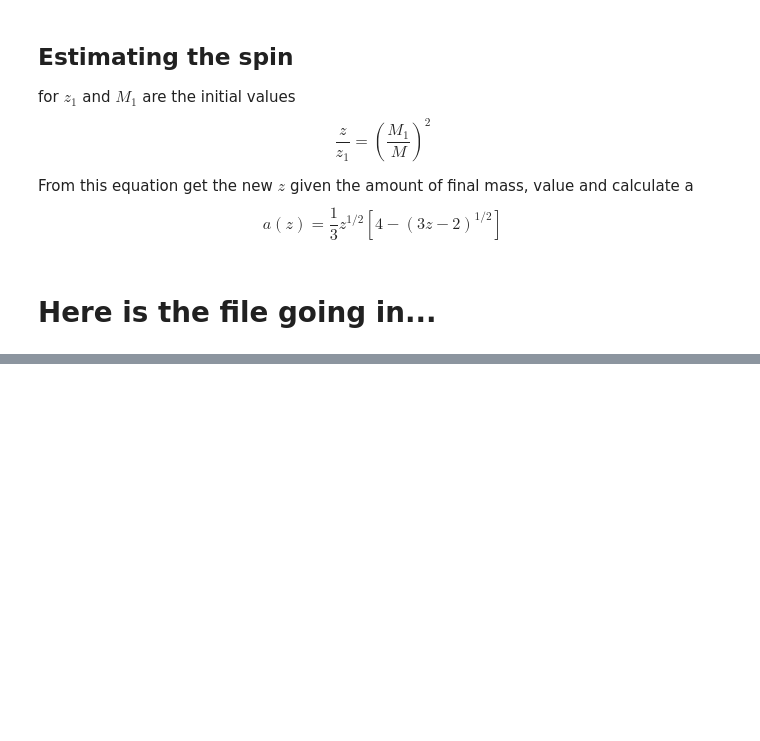
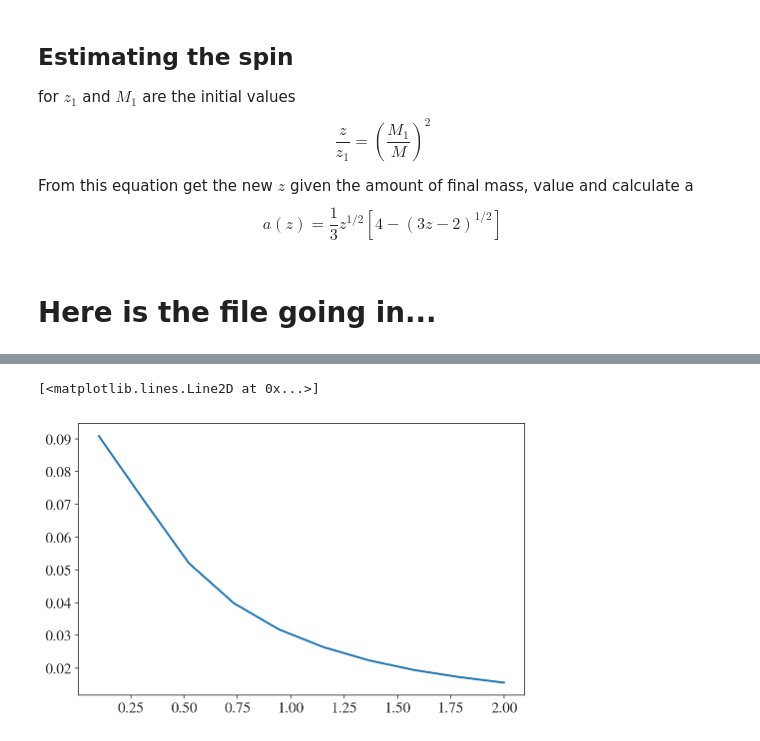
Before and after one commit to aldobatta/fallback-supernova, a Jupyter notebook: Scripts/radial_velocity.ipynb, the cells around one changed output, grey strips where cells are left out. Drawn from its saved outputs; the diff is of its cells as text; code cells hidden in the pictures; blank space fills up the shorter version.

```diff
--- a/Scripts/radial_velocity.ipynb
+++ b/Scripts/radial_velocity.ipynb
@@ -328,0 +335,6 @@ Adata10.keys()
+# %%
+plt.plot(Rlist,Mdisk)
+plt.plot(Rlist,Mdirect)
+# %% [output]
+[<matplotlib.lines.Line2D at 0x...>]
+[figure, added]
```
Also changed, not shown: parts of 3 cells of this notebook, 4 other files.
